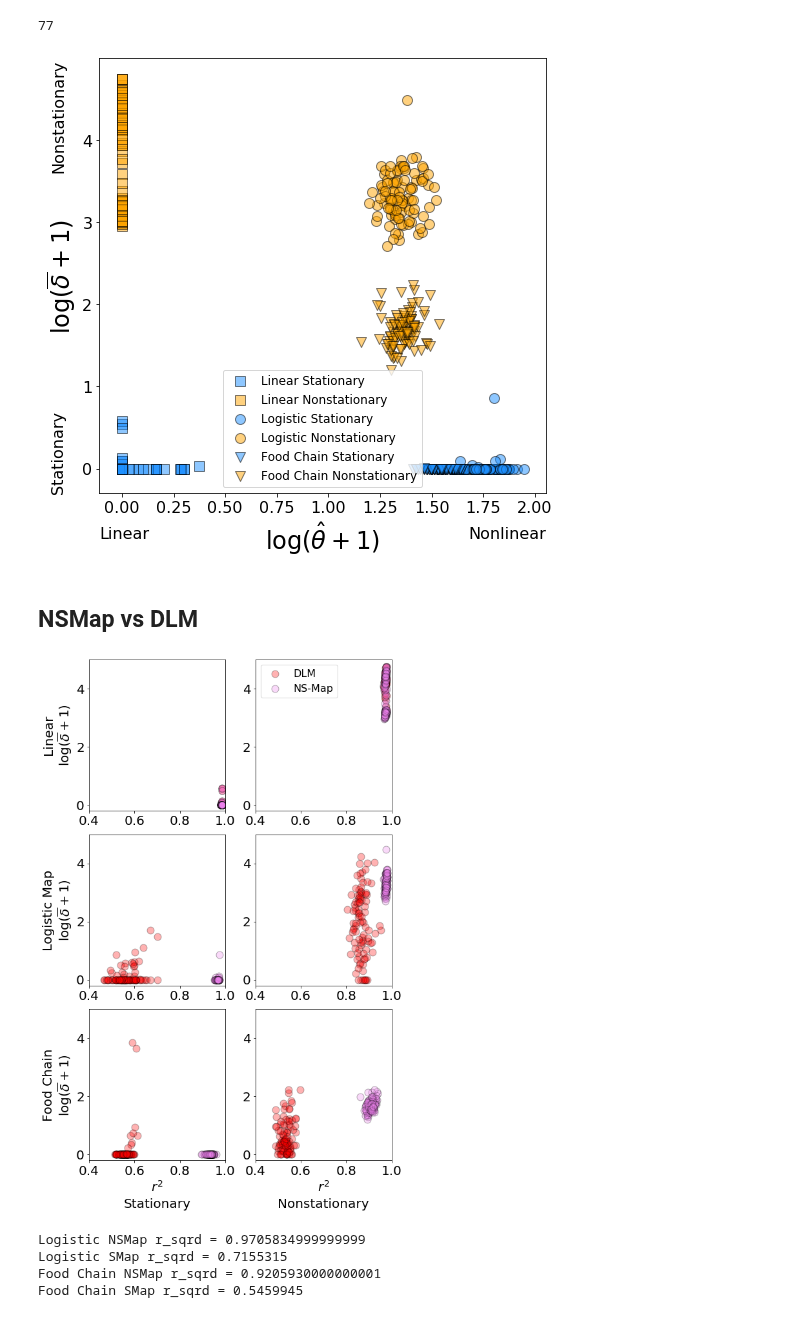
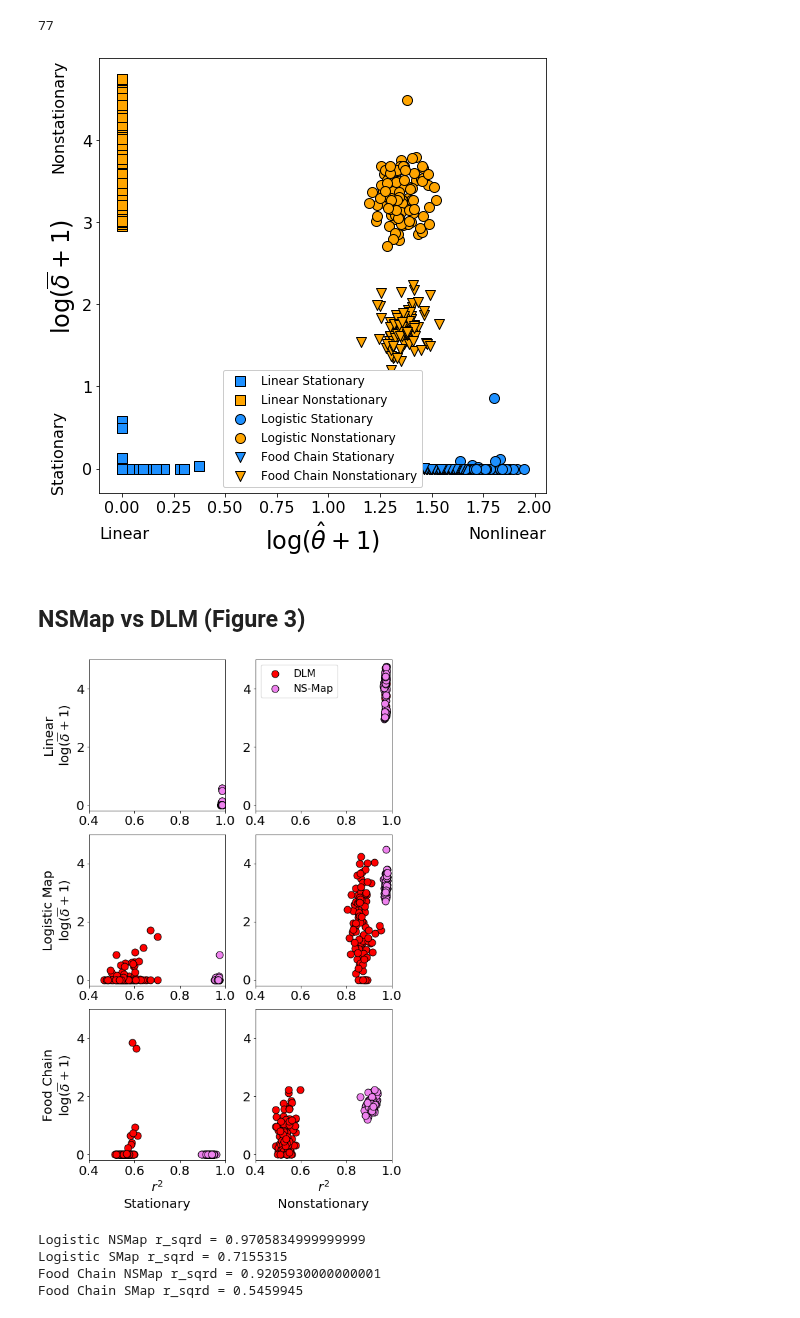
Before and after one commit to kenflat2/NS-Map, a Jupyter notebook: jupyter_notebooks/Simulation Results Round 1.ipynb, the cells around one changed output. Saved outputs shown, nothing was run; the diff lists cells and outputs as text; code cells hidden in the pictures.

```diff
--- a/jupyter_notebooks/Simulation Results Round 1.ipynb
+++ b/jupyter_notebooks/Simulation Results Round 1.ipynb
@@ -283,7 +285,7 @@ np.sum(np.all(lin_stat == np.zeros(2), axis=1))
 77
 # %%
 size = 100
-alpha = 0.5
+alpha = 1
 dither = 0.02
 fontsize_ticks = 16
 fontsize_legend = 12
@@ -305,39 +307,38 @@ dvt_ax.text(text_padding, 0, "Stationary", size=fontsize_text, rotation=90,
            transform=dvt_ax.transAxes)
 dvt_ax.text(0, text_padding, "Linear", size=fontsize_text,
            horizontalalignment="left",verticalalignment="top",
            transform=dvt_ax.transAxes)
 dvt_ax.text(1, text_padding, "Nonlinear", size=fontsize_text,
            horizontalalignment="right",verticalalignment="top",
            transform=dvt_ax.transAxes)
 
 dvt_ax.scatter(lin_stat[:,1], lin_stat[:,0],
                c="dodgerblue",marker="s", s=size, edgecolors="black",
                label="Linear Stationary", alpha=alpha)
 dvt_ax.scatter(lin_nonstat[:,1], lin_nonstat[:,0],
                c="orange",marker="s", s=size, edgecolors="black",
                label="Linear Nonstationary", alpha=alpha)
 dvt_ax.scatter(l_stat[:,1], l_stat[:,0],
                c="dodgerblue", s=size, edgecolors="black",
                label="Logistic Stationary", alpha=alpha)
 dvt_ax.scatter(l_nonstat[:,1], l_nonstat[:,0],
                c="orange", s=size, edgecolors="black",
                label="Logistic Nonstationary", alpha=alpha)
 dvt_ax.scatter(fc_stat[:,1], fc_stat[:,0],
                c="dodgerblue",marker="v", s=size, edgecolors="black",
                label="Food Chain Stationary", alpha=alpha)
 dvt_ax.scatter(fc_nonstat[:,1], fc_nonstat[:,0],
                c="orange",marker="v", s=size, edgecolors="black",
                label="Food Chain Nonstationary", alpha=alpha)
 
 plt.xticks(fontsize=fontsize_ticks, rotation=0)
 plt.yticks(fontsize=fontsize_ticks, rotation=0)
-plt.legend(prop={"size":fontsize_legend})
-# plt.savefig("../Figures/round1_delta_theta.png",dpi=300)
-plt.savefig(f"../PDF_figures_tables/round1_results/Figure_2.pdf", format="pdf", bbox_inches="tight")
+plt.legend(prop={"size":fontsize_legend}, framealpha=1)
+plt.savefig(f"../figures_eps/round1_results/Figure_2.eps", format="eps", bbox_inches="tight", transparent=False)
 # %% [output]
-[figure, old version]
+[figure, new version]
 # %% [markdown]
-## NSMap vs DLM
+## NSMap vs DLM (Figure 3)
 # %%
 lin_data = np.loadtxt("../results/round1_results/linear_NSMap_vs_DLM.csv",delimiter=',')
 l_data = np.loadtxt("../results/round1_results/logistic_NSMap_vs_DLM.csv",delimiter=',')
@@ -362,11 +363,11 @@ for m, model in enumerate(["lin", "l", "fc"]):
         vax[m,min(1,s)].scatter(datap[:,5], np.log(datap[:,4]+1),
                          color="red",s=size,
                          edgecolors="black",
-                         alpha=0.3,label="DLM")
+                         alpha=1,label="DLM")
         vax[m,min(1,s)].scatter(datap[:,3], np.log(datap[:,1]+1),
                          color="violet",s=size,
                          edgecolors="black",
-                         alpha=0.3,label="NS-Map")
+                         alpha=1,label="NS-Map")
 
         vax[m,min(1,s)].set_xlim([0.4,1])
         vax[m,min(1,s)].set_ylim([-0.2,5])
@@ -398,12 +399,12 @@ vax[2,1].text(0.5, text_padding_x, "Nonstationary",
 #               verticalalignment="top", horizontalalignment="center",
 #               transform=vax[2,2].transAxes,size=fontsize_text)
 
-vax[0,1].legend(fontsize=16)
+vax[0,1].legend(fontsize=16, framealpha=1)
 plt.tight_layout()
 # plt.savefig("../Figures/round1_NSMap_vs_DLM.png", dpi=300)
-plt.savefig("../PDF_figures_tables/round1_results/Figure_3.pdf", format="pdf", bbox_inches="tight")
+plt.savefig("../figures_eps/round1_results/Figure_3.eps", format="eps", bbox_inches="tight", transparent = False)
 # %% [output]
-[figure, old version]
+[figure, new version]
 # %%
 # Compute the increase in forecast skill for nonlinear models from SMap to NSMap,
 # averaging over all nonstationary categories
```
Also changed, not shown: parts of 13 cells of this notebook, 36 other files.
